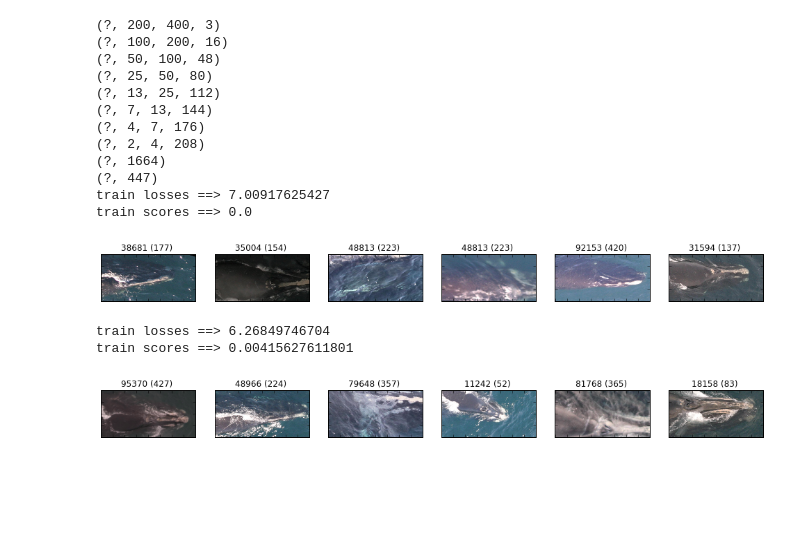
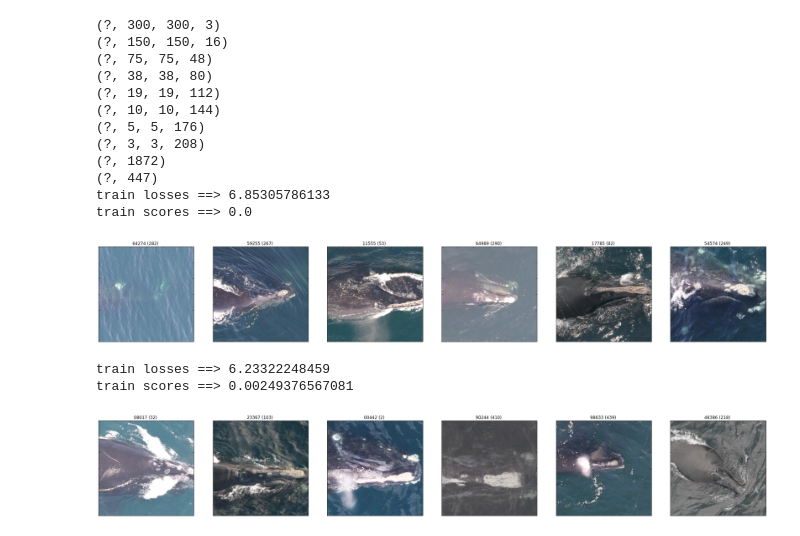
Before and after one commit to mattdns1006/whale, a Jupyter notebook: identifier/main.ipynb, the cells around one changed output. Drawn from its saved outputs; the diff is of its cells as text; code cells hidden in the pictures; blank space fills up the shorter version.

```diff
--- a/identifier/main.ipynb
+++ b/identifier/main.ipynb
@@ -18,28 +18,30 @@ from pylab import rcParams
 rcParams["figure.figsize"] = 20, 10
 
 def displayBatch(XY):
-    X,Y = XY
-    X *= 255.0
-    names = train.decodeToName(Y)
-    bs = X.shape[0]
-    X = X.astype(np.uint8)
-    fig = plt.figure(figsize=(40,20))
-
-    idx = 0
-    for i in range(1,bs+1):
-        ax = fig.add_subplot(1,bs+1,i)
-        ax.set_xticklabels([])
-        ax.set_yticklabels([])
-        plt.imshow(X[idx])
-        ax.set_title(names[idx])
-        idx +=1
-    plt.show()
+    try:
+        X,Y = XY
+        X *= 255.0
+        names = train.decodeToName(Y)
+        bs = X.shape[0]
+        X = X.astype(np.uint8)
+        fig = plt.figure(figsize=(40,20))
+        idx = 0
+        for i in range(1,bs+1):
+            ax = fig.add_subplot(1,bs+1,i)
+            ax.set_xticklabels([])
+            ax.set_yticklabels([])
+            plt.imshow(X[idx])
+            ax.set_title(names[idx])
+            idx +=1
+        plt.show()
+    except IndexError:
+        print("OOB")
 # %%
 if __name__ == "__main__":
     bS  = 6 # Batchsize
 
     ## HyperParameter defaults
-    h, w, c = 200, 400, 3
+    h, w, c = 300, 300, 3
     nClasses = 447
     inDims = [None,h,w,c]
     nFeatsInit = 16
@@ -54,7 +56,7 @@ if __name__ == "__main__":
 
     ce = tf.reduce_mean(tf.nn.softmax_cross_entropy_with_logits(yPred,y))
 
-    trainStep = tf.train.AdamOptimizer(1e-4).minimize(ce)
+    trainStep = tf.train.AdamOptimizer(3e-4).minimize(ce)
     correct = tf.equal(tf.argmax(yPred,1), tf.argmax(y,1))
     accuracy = tf.reduce_mean(tf.cast(correct, tf.float32))
     init = tf.initialize_all_variables()
@@ -87,44 +89,44 @@ if __name__ == "__main__":
             while train.finishedEpoch == 0:
                 XY = X,Y = next(trGen)
 
                 _, loss, acc, yPred_ = sess.run([trainStep,ce,accuracy,yPred], feed_dict={x: X, y: Y})
                 trPerf.add(loss,acc)
 
 
                 if count % disFreq == 0:
                     trPerf.currentPerformance()
                     displayBatch(XY)
                 count += 1
             count = 0
             while test.finishedEpoch == 0:
                 XY = X,Y = next(teGen)
                 loss, acc  = sess.run([ce,accuracy], feed_dict={x: X, y: Y})
                 tePerf.add(loss,acc)
 
                 if count % disFreq == 0:
                     tePerf.currentPerformance()
                     displayBatch(XY)
                 count += 1
 
             trPerf.endEpoch()
             tePerf.endEpoch()
             clear_output()
 
         saver.save(sess,"model.chk")
 # %% [output]
-(?, 200, 400, 3)
-(?, 100, 200, 16)
-(?, 50, 100, 48)
-(?, 25, 50, 80)
-(?, 13, 25, 112)
-(?, 7, 13, 144)
-(?, 4, 7, 176)
-(?, 2, 4, 208)
-(?, 1664)
+(?, 300, 300, 3)
+(?, 150, 150, 16)
+(?, 75, 75, 48)
+(?, 38, 38, 80)
+(?, 19, 19, 112)
+(?, 10, 10, 144)
+(?, 5, 5, 176)
+(?, 3, 3, 208)
+(?, 1872)
 (?, 447)
-train losses ==> 7.00917625427
+train losses ==> 6.85305786133
 train scores ==> 0.0
-[figure, old version]
+[figure, new version]
-train losses ==> 6.26849746704
-train scores ==> 0.00415627611801
+train losses ==> 6.23322248459
+train scores ==> 0.00249376567081
-[figure, old version]
+[figure, new version]
```
Also changed, not shown: 1 other file.
